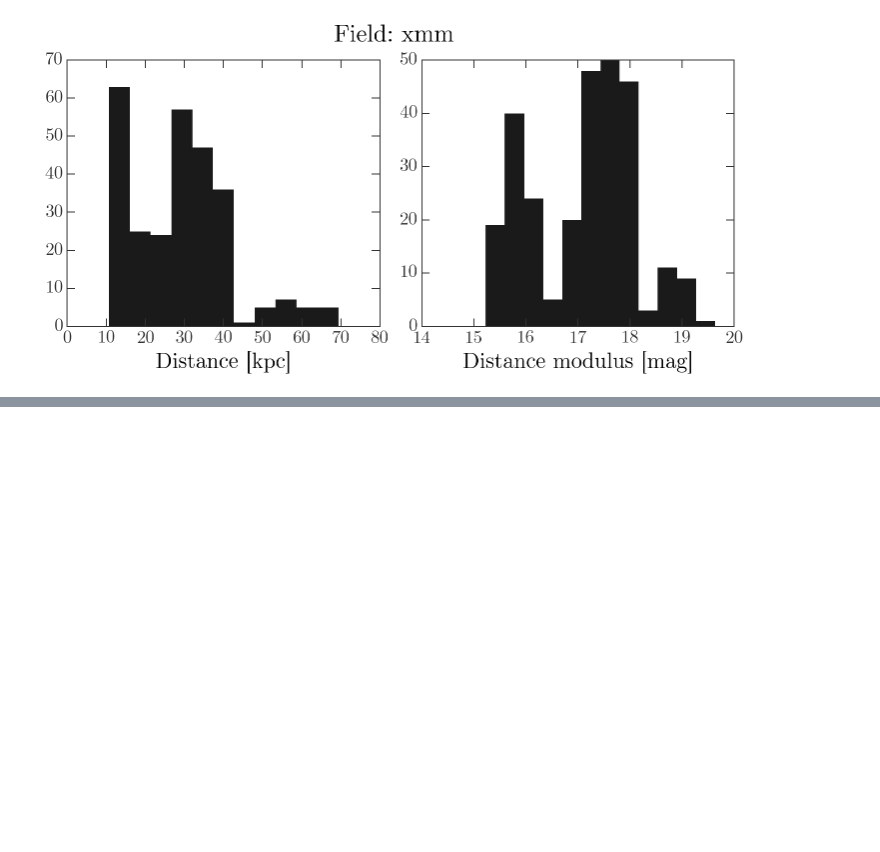
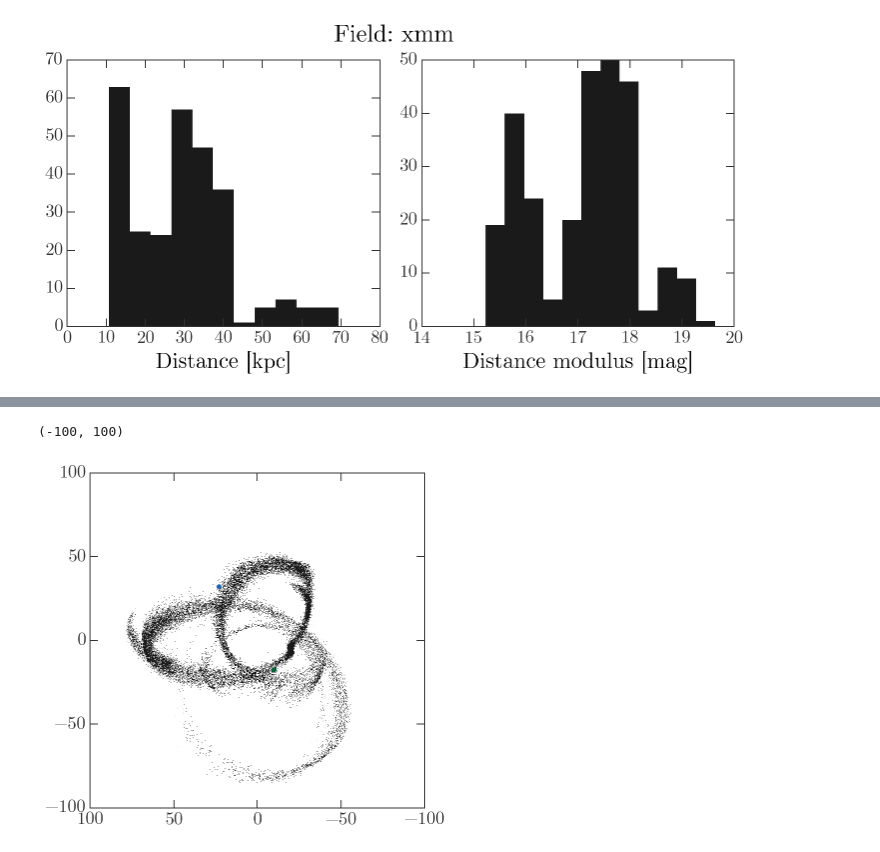
Before and after one commit to adrn/ipython-notebooks, a Jupyter notebook: HSC fields and Sgr.ipynb, the cells around one changed output, grey strips where cells are left out. Cells and saved outputs as stored; diff of their text form; code cells hidden in the pictures; blank space fills up the shorter version.

Commit message:
sgr plots

```diff
--- a/HSC fields and Sgr.ipynb
+++ b/HSC fields and Sgr.ipynb
@@ -88,0 +113,17 @@ for name,idx in sgr_in_hsc_idx.items():
+# %%
+fig,ax = pl.subplots(1,1,figsize=(6,6))
+
+ax.plot(sgr['xgc'][np.abs(sgr['Pcol'])<6], sgr['zgc'][np.abs(sgr['Pcol'])<6],
+        marker=',', ls='none')
+
+_tmp = coord.SkyCoord(ra=np.median(hsc_c['gama'].ra), dec=np.median(hsc_c['gama'].dec), distance=40*u.kpc)
+ax.plot(_tmp.galactic.cartesian.xyz[0], _tmp.galactic.cartesian.xyz[2], ls='none', marker='o')
+
+_tmp = coord.SkyCoord(ra=np.median(hsc_c['xmm'].ra), dec=np.median(hsc_c['xmm'].dec), distance=20*u.kpc)
+ax.plot(_tmp.galactic.cartesian.xyz[0], _tmp.galactic.cartesian.xyz[2], ls='none', marker='o')
+
+ax.set_xlim(100,-100)
+ax.set_ylim(-100,100)
+# %% [output]
+(-100, 100)
+[figure, added]
```
Also changed, not shown: parts of 6 cells of this notebook.
